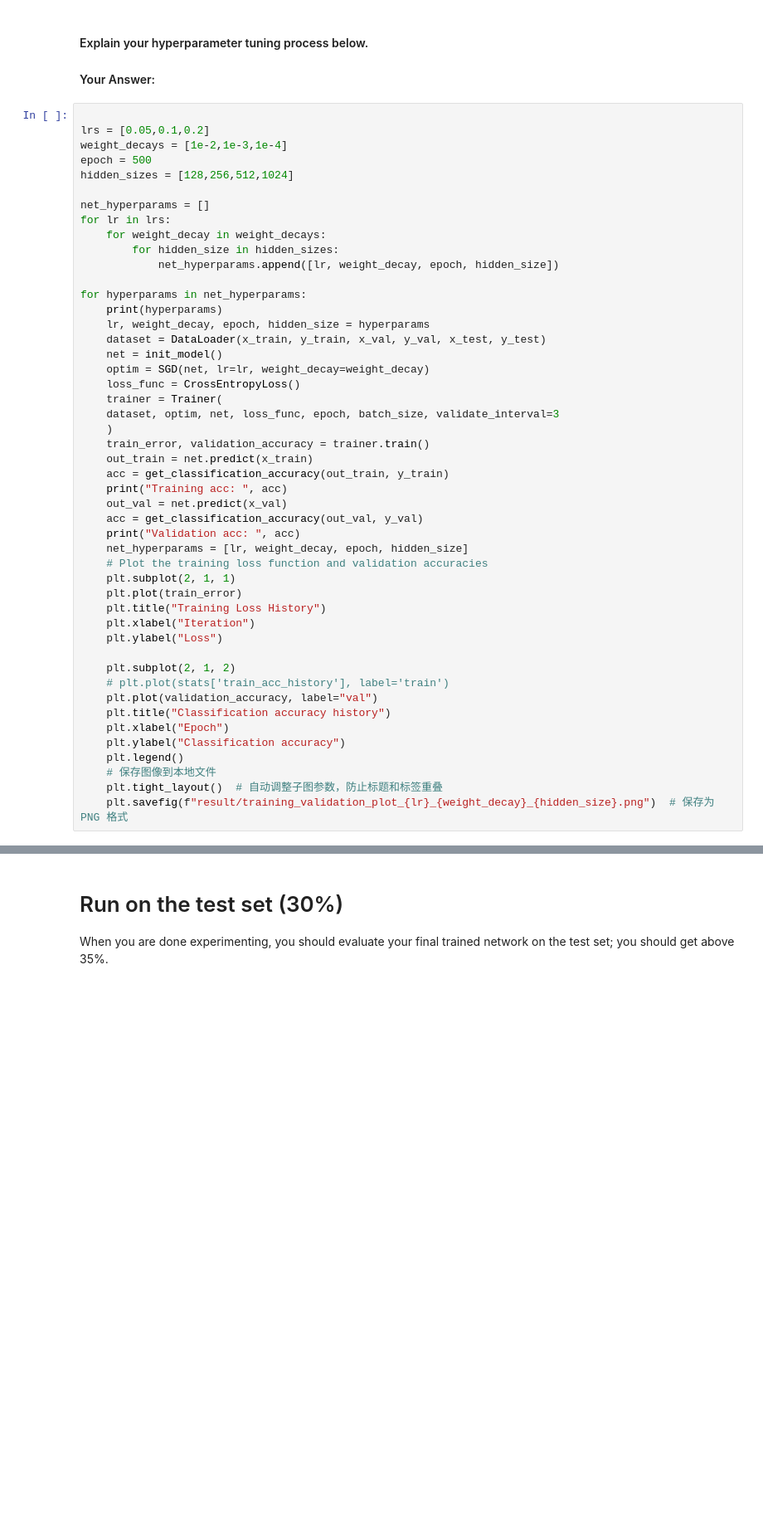
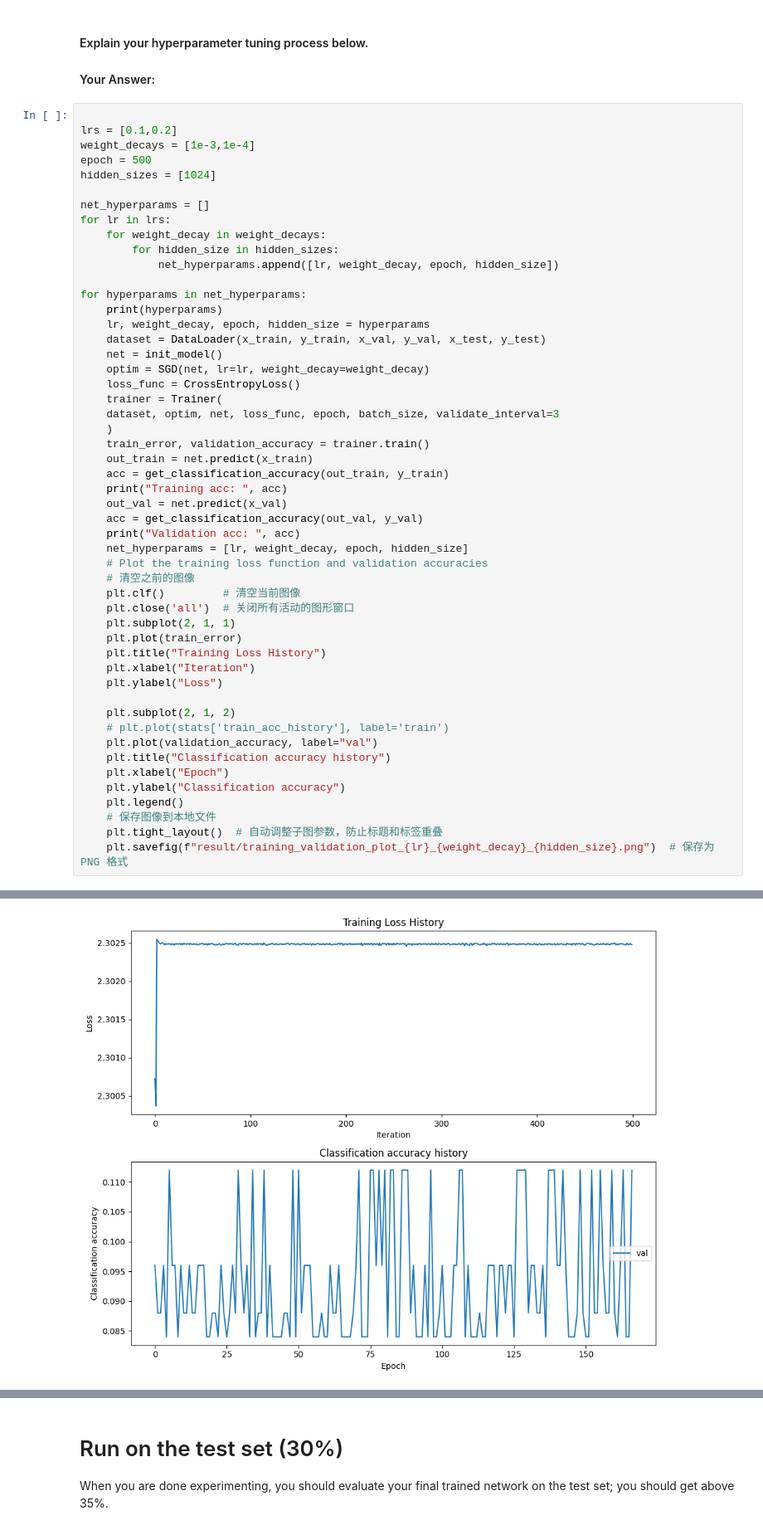
Before and after one commit to qihaoqian/Intro2DL, a Jupyter notebook: assignment4/classification_nn.ipynb, the cells around one changed output, grey strips where cells are left out. Shown at 83% size. Cells and saved outputs as stored; diff of their text form; blank space fills up the shorter version.

```diff
--- a/assignment4/classification_nn.ipynb
+++ b/assignment4/classification_nn.ipynb
@@ -229,10 +229,10 @@ show_net_weights(net)
 #### Your Answer:
 # %%
 
-lrs = [0.05,0.1,0.2]
-weight_decays = [1e-2,1e-3,1e-4]
+lrs = [0.1,0.2]
+weight_decays = [1e-3,1e-4]
 epoch = 500
-hidden_sizes = [128,256,512,1024]
+hidden_sizes = [1024]
 
 net_hyperparams = []
 for lr in lrs:
@@ -259,6 +259,9 @@ for hyperparams in net_hyperparams:
     print("Validation acc: ", acc)
     net_hyperparams = [lr, weight_decay, epoch, hidden_size]
     # Plot the training loss function and validation accuracies
+    # 清空之前的图像
+    plt.clf()         # 清空当前图像
+    plt.close('all')  # 关闭所有活动的图形窗口
     plt.subplot(2, 1, 1)
     plt.plot(train_error)
     plt.title("Training Loss History")
@@ -296 +294,2 @@ Validation acc:  0.44
+[figure, added]
 # %%
```
Also changed, not shown: parts of 7 cells of this notebook, 1 other file.
